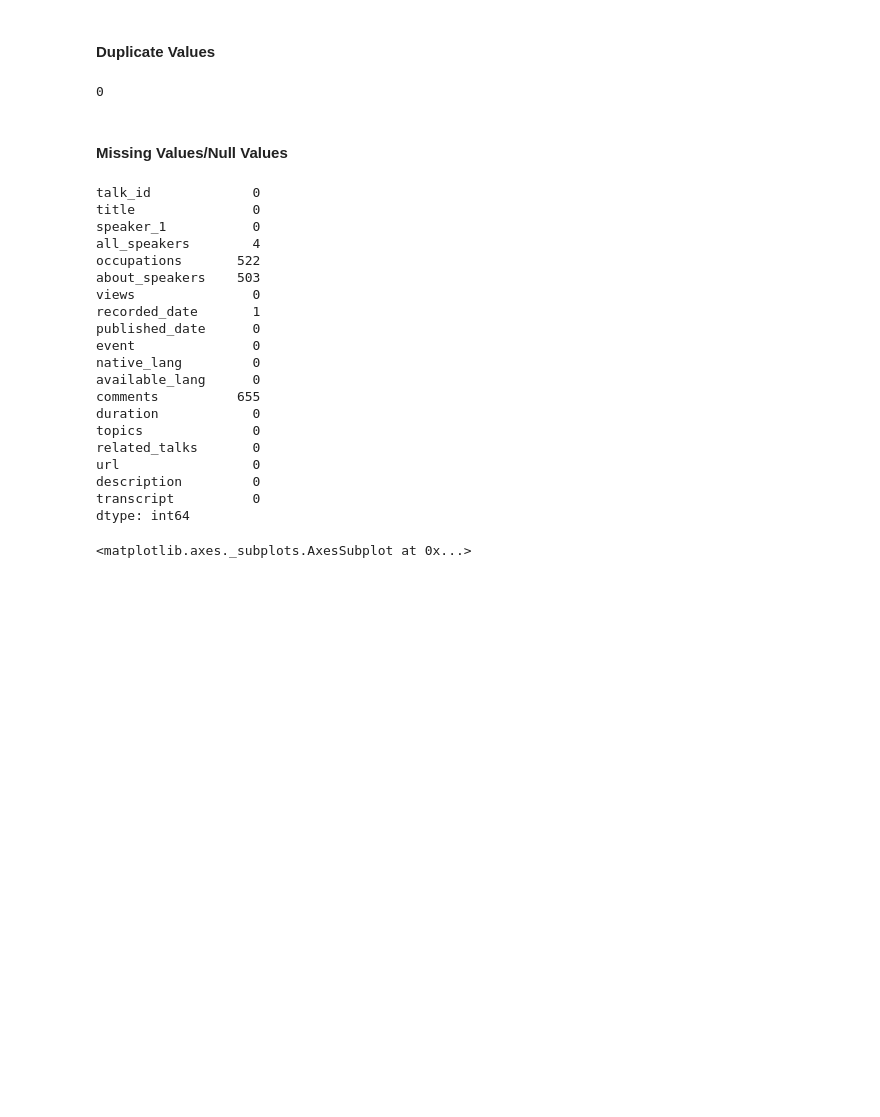
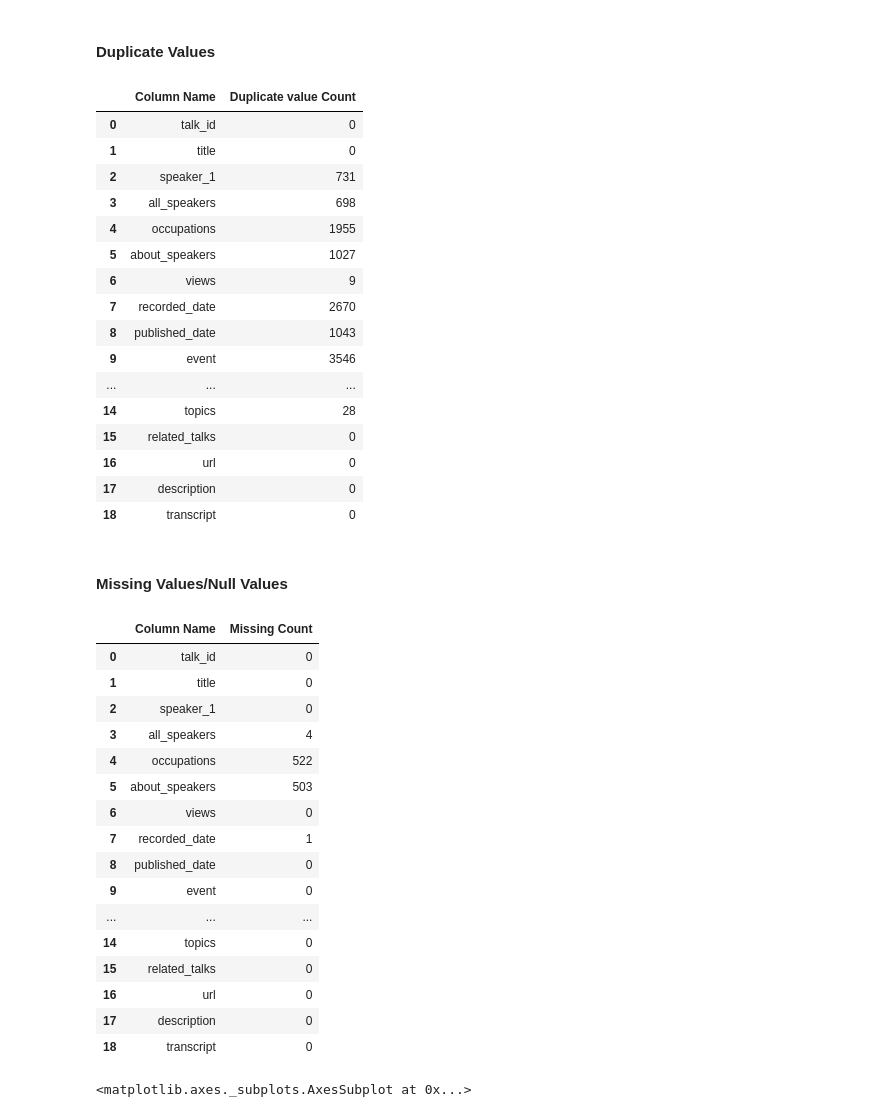
Before and after one commit to abhishekdhasmana17/ted-talk-view-prediction, a Jupyter notebook: Ted_Talk_Views_Prediction.ipynb, the cells around one changed output. Cells and saved outputs as stored; diff of their text form; code cells hidden in the pictures; blank space fills up the shorter version.

```diff
--- a/Ted_Talk_Views_Prediction.ipynb
+++ b/Ted_Talk_Views_Prediction.ipynb
@@ -142,36 +154,47 @@ memory usage: 594.6+ KB
 #### Duplicate Values
 # %%
 # Dataset Duplicate Value Count
-dup = df.duplicated().sum()
-dup
+pd.DataFrame([[col, df[col].duplicated().sum()]  for  col  in df], columns = ['Column Name', 'Duplicate value Count'])
 # %% [output]
-0
+|  | Column Name | Duplicate value Count |
+| 0 | talk_id | 0 |
+| 1 | title | 0 |
+| 2 | speaker_1 | 731 |
+| 3 | all_speakers | 698 |
+| 4 | occupations | 1955 |
+| 5 | about_speakers | 1027 |
+| 6 | views | 9 |
+| 7 | recorded_date | 2670 |
+| 8 | published_date | 1043 |
+| 9 | event | 3546 |
+| ... | ... | ... |
+| 14 | topics | 28 |
+| 15 | related_talks | 0 |
+| 16 | url | 0 |
+| 17 | description | 0 |
+| 18 | transcript | 0 |
 # %% [markdown]
 #### Missing Values/Null Values
 # %%
 # Missing Values/Null Values Count
-null = df.isnull().sum()
-print(null)
+pd.DataFrame([[col, df[col].isna().sum()]  for  col  in df], columns = ['Column Name','Missing Count'])
 # %% [output]
-talk_id             0
-title               0
-speaker_1           0
-all_speakers        4
-occupations       522
-about_speakers    503
-views               0
-recorded_date       1
-published_date      0
-event               0
-native_lang         0
-available_lang      0
-comments          655
-duration            0
-topics              0
-related_talks       0
-url                 0
-description         0
-transcript          0
-dtype: int64
+|  | Column Name | Missing Count |
+| 0 | talk_id | 0 |
+| 1 | title | 0 |
+| 2 | speaker_1 | 0 |
+| 3 | all_speakers | 4 |
+| 4 | occupations | 522 |
+| 5 | about_speakers | 503 |
+| 6 | views | 0 |
+| 7 | recorded_date | 1 |
+| 8 | published_date | 0 |
+| 9 | event | 0 |
+| ... | ... | ... |
+| 14 | topics | 0 |
+| 15 | related_talks | 0 |
+| 16 | url | 0 |
+| 17 | description | 0 |
+| 18 | transcript | 0 |
 # %%
 # Visualizing the missing values
```
Also changed, not shown: parts of 7 cells of this notebook.
